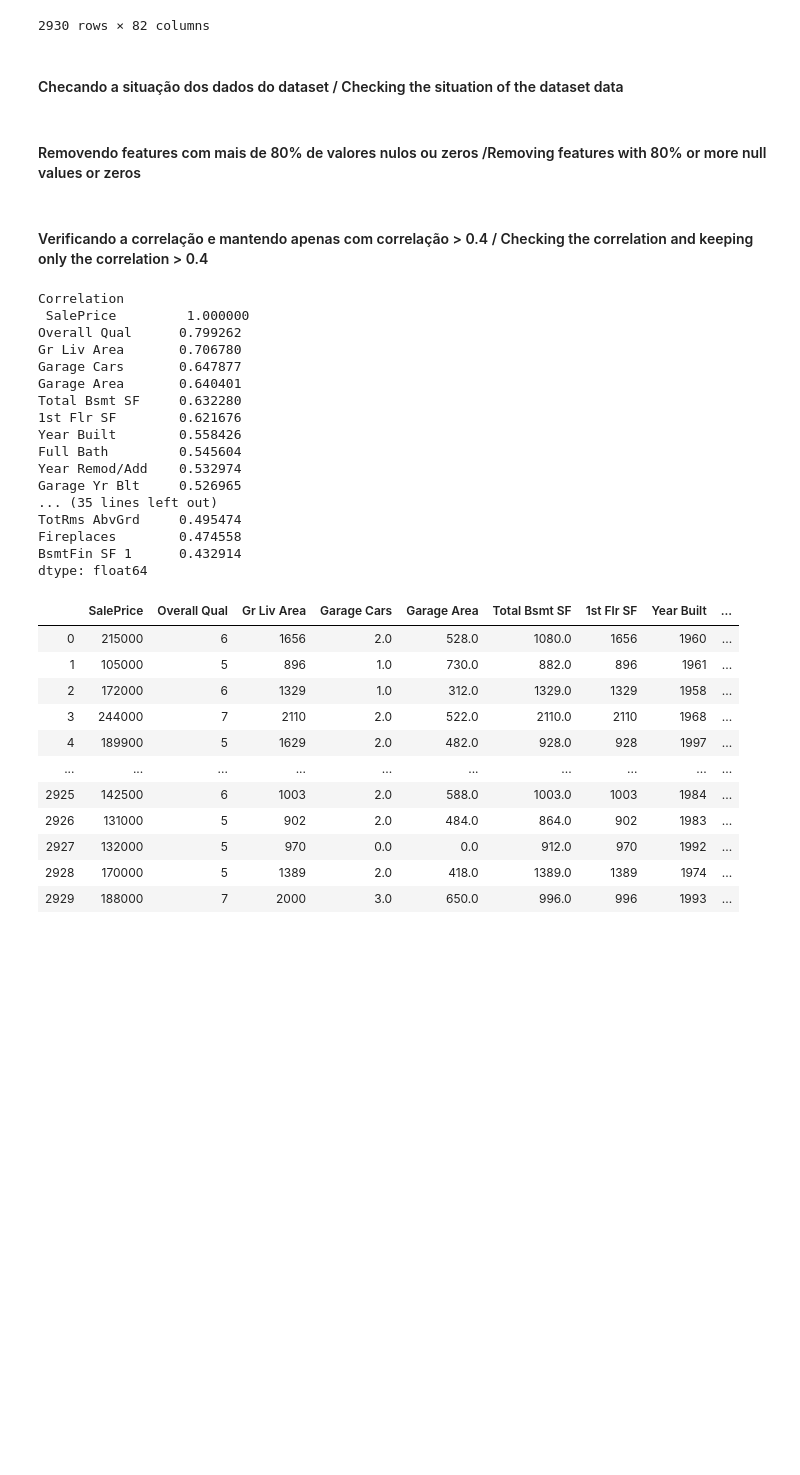
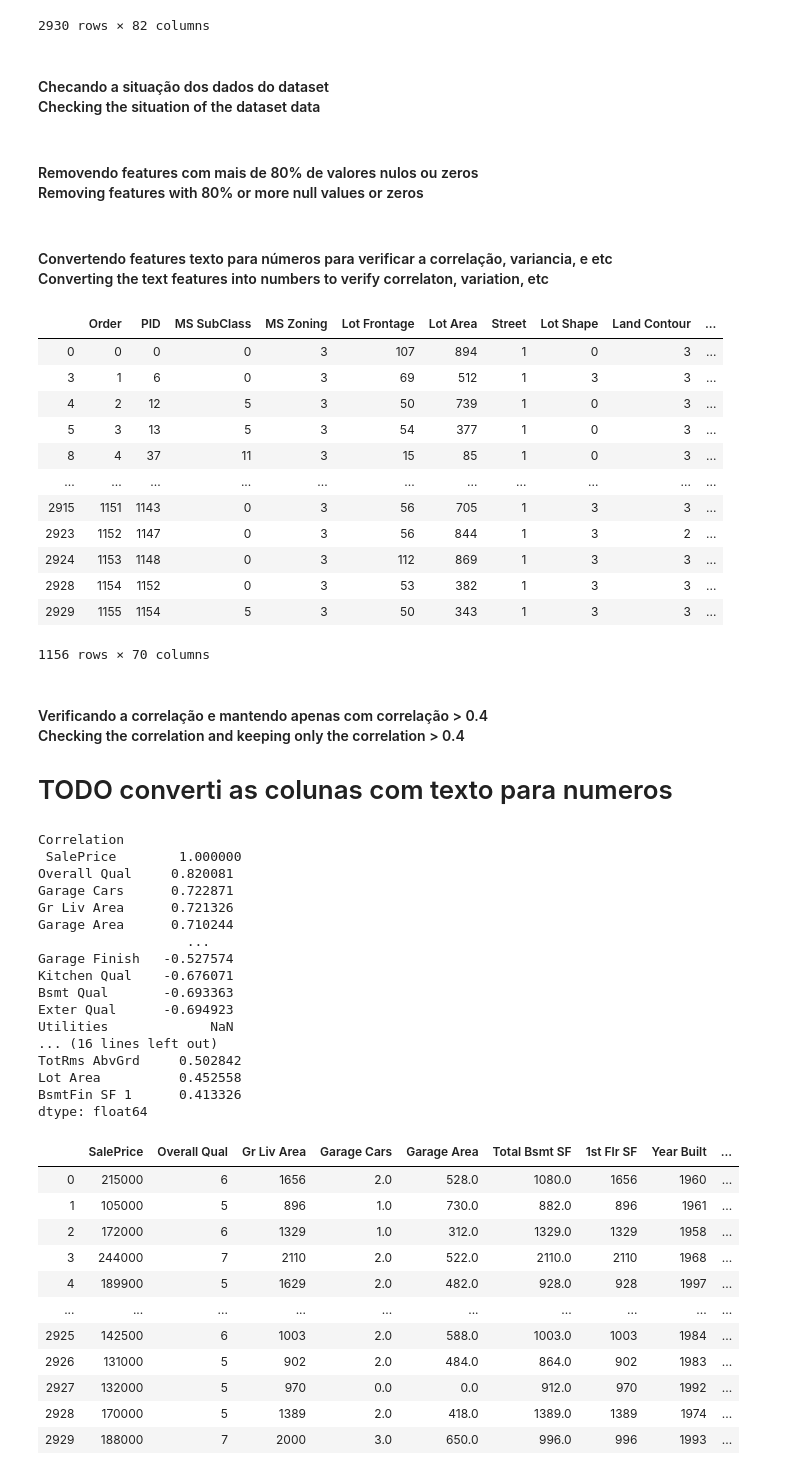
Before and after one commit to marcelpinheiro/malum, a Jupyter notebook: AmesHousing/AmeHousing.ipynb, the cells around one changed output. Drawn from its saved outputs; the diff is of its cells as text; code cells hidden in the pictures; blank space fills up the shorter version.

```diff
--- a/AmesHousing/AmeHousing.ipynb
+++ b/AmesHousing/AmeHousing.ipynb
@@ -20,7 +20,7 @@ df
 | 2929 | 2930 | 924151050 | 60 | RL | 74.0 | 9627 | Pave | NaN | Reg | ... |
 2930 rows × 82 columns
 # %% [markdown]
-#### Checando a situação dos dados do dataset / Checking the situation of the dataset data
+#### Checando a situação dos dados do dataset <br> Checking the situation of the dataset data
 # %%
 from pandas_profiling import ProfileReport
 
@@ -28,12 +28,35 @@ profile = ProfileReport(df)
 # profile = ProfileReport(df, title='Profiling Diabets',html={'style':{'full_width':True}})
 # profile
 # %% [markdown]
-#### Removendo features com mais de 80% de valores nulos ou zeros /Removing features with 80% or more null values or zeros
+#### Removendo features com mais de 80% de valores nulos ou zeros <br> Removing features with 80% or more null values or zeros
 # %%
 df = df.drop(['Pool Area' ,'Pool QC' ,'3Ssn Porch' ,'Low Qual Fin SF' ,'Misc Val' ,'Misc Feature' ,'Bsmt Half Bath' ,'Alley'
          ,'Screen Porch' ,'BsmtFin SF 2' ,'Enclosed Porch' ,'Fence'], axis=1)
+# %% [markdown]
+#### Convertendo features texto para números para verificar a correlação, variancia, e etc <br> Converting the text features into numbers to verify correlaton, variation, etc
+# %%
+from sklearn import preprocessing
+le = preprocessing.LabelEncoder()
+df = df.dropna()
+df = df.apply(le.fit_transform)
+df
+# %% [output]
+|  | Order | PID | MS SubClass | MS Zoning | Lot Frontage | Lot Area | Street | Lot Shape | Land Contour | ... |
+| 0 | 0 | 0 | 0 | 3 | 107 | 894 | 1 | 0 | 3 | ... |
+| 3 | 1 | 6 | 0 | 3 | 69 | 512 | 1 | 3 | 3 | ... |
+| 4 | 2 | 12 | 5 | 3 | 50 | 739 | 1 | 0 | 3 | ... |
+| 5 | 3 | 13 | 5 | 3 | 54 | 377 | 1 | 0 | 3 | ... |
+| 8 | 4 | 37 | 11 | 3 | 15 | 85 | 1 | 0 | 3 | ... |
+| ... | ... | ... | ... | ... | ... | ... | ... | ... | ... | ... |
+| 2915 | 1151 | 1143 | 0 | 3 | 56 | 705 | 1 | 3 | 3 | ... |
+| 2923 | 1152 | 1147 | 0 | 3 | 56 | 844 | 1 | 3 | 2 | ... |
+| 2924 | 1153 | 1148 | 0 | 3 | 112 | 869 | 1 | 3 | 3 | ... |
+| 2928 | 1154 | 1152 | 0 | 3 | 53 | 382 | 1 | 3 | 3 | ... |
+| 2929 | 1155 | 1154 | 5 | 3 | 50 | 343 | 1 | 3 | 3 | ... |
+1156 rows × 70 columns
 # %% [markdown]
-#### Verificando a correlação e mantendo apenas com correlação > 0.4 / Checking the correlation and keeping only the correlation > 0.4
+#### Verificando a correlação e mantendo apenas com correlação > 0.4 <br> Checking the correlation and keeping only the correlation > 0.4
+# TODO converti as colunas com texto para numeros
 # %%
 corr = df.corrwith(df['SalePrice']).sort_values(ascending=False)
 print("Correlation \n",corr)
@@ -41,21 +64,21 @@ corr = corr[corr > 0.4]
 print("\n Correlation +0.4 \n",corr)
 # %% [output]
 Correlation
- SalePrice         1.000000
-Overall Qual      0.799262
-Gr Liv Area       0.706780
-Garage Cars       0.647877
-Garage Area       0.640401
-Total Bsmt SF     0.632280
-1st Flr SF        0.621676
-Year Built        0.558426
-Full Bath         0.545604
-Year Remod/Add    0.532974
-Garage Yr Blt     0.526965
-... (35 lines left out)
-TotRms AbvGrd     0.495474
-Fireplaces        0.474558
-BsmtFin SF 1      0.432914
+ SalePrice        1.000000
+Overall Qual     0.820081
+Garage Cars      0.722871
+Gr Liv Area      0.721326
+Garage Area      0.710244
+                   ...
+Garage Finish   -0.527574
+Kitchen Qual    -0.676071
+Bsmt Qual       -0.693363
+Exter Qual      -0.694923
+Utilities             NaN
+... (16 lines left out)
+TotRms AbvGrd     0.502842
+Lot Area          0.452558
+BsmtFin SF 1      0.413326
 dtype: float64
 # %%
 columnsCorr40 = pd.Series(name for name in corr.index)
```
Also changed, not shown: parts of 3 cells of this notebook, 1 other file.
